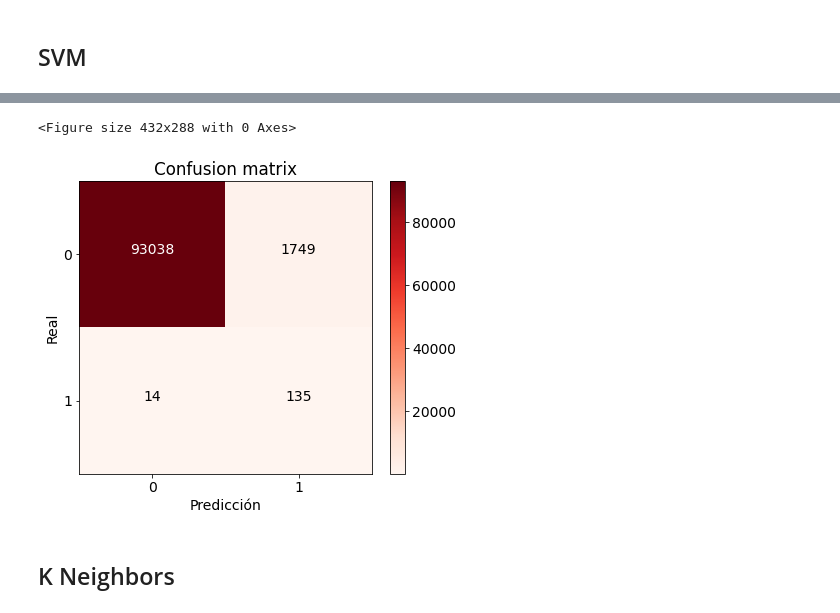
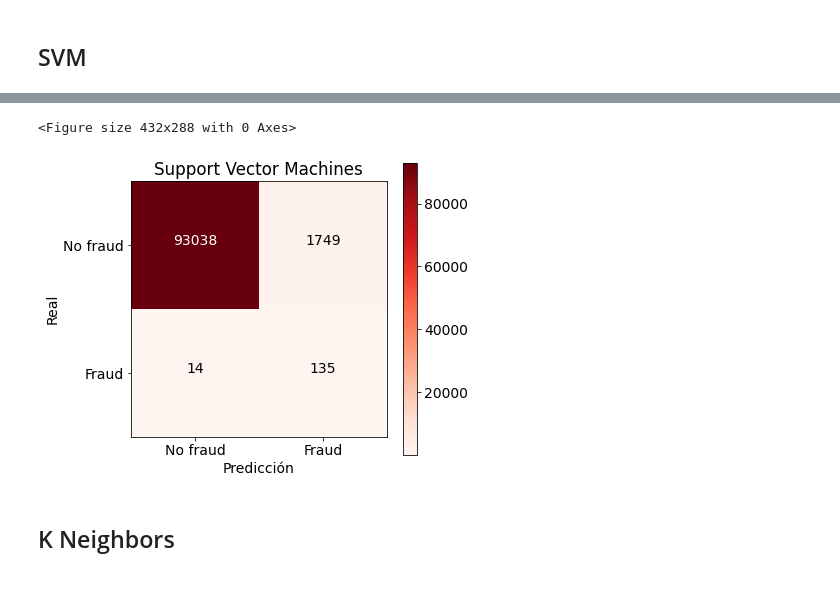
Before and after one commit to gamanc/AnomalyDetection, a Jupyter notebook: AnomalyDetection.ipynb, the cells around one changed output, grey strips where cells are left out. Drawn from its saved outputs; the diff is of its cells as text; code cells hidden in the pictures; blank space fills up the shorter version.

```diff
--- a/AnomalyDetection.ipynb
+++ b/AnomalyDetection.ipynb
@@ -290,10 +289,10 @@ print("Classification report")
 print(classification_report(y_test,y_pred_undersample,target_names=['0', '1']))
 
 # Plot confusion matrix
-class_names = [0,1]
+class_names = ["No fraud","Fraud"]
 plt.figure()
 plot_confusion_matrix(conf_matrix
                       , classes=class_names
-                      , title='Confusion matrix')
+                      , title='Support Vector Machines')
 plt.show()
 # %% [output]
@@ -301,16 +300,16 @@ Elapsed time: 0:00:01.121705
 SVC has a training score of 93.0 % accuracy score
 
 Classification report
               precision    recall  f1-score   support
 
            0       1.00      0.98      0.99     94787
            1       0.07      0.91      0.13       149
 
     accuracy                           0.98     94936
    macro avg       0.54      0.94      0.56     94936
 weighted avg       1.00      0.98      0.99     94936
 <Figure size 432x288 with 0 Axes>
-[figure, old version]
+[figure, new version]
 # %% [markdown]
 ## K Neighbors
 # %%
```
Also changed, not shown: parts of 5 cells of this notebook.
